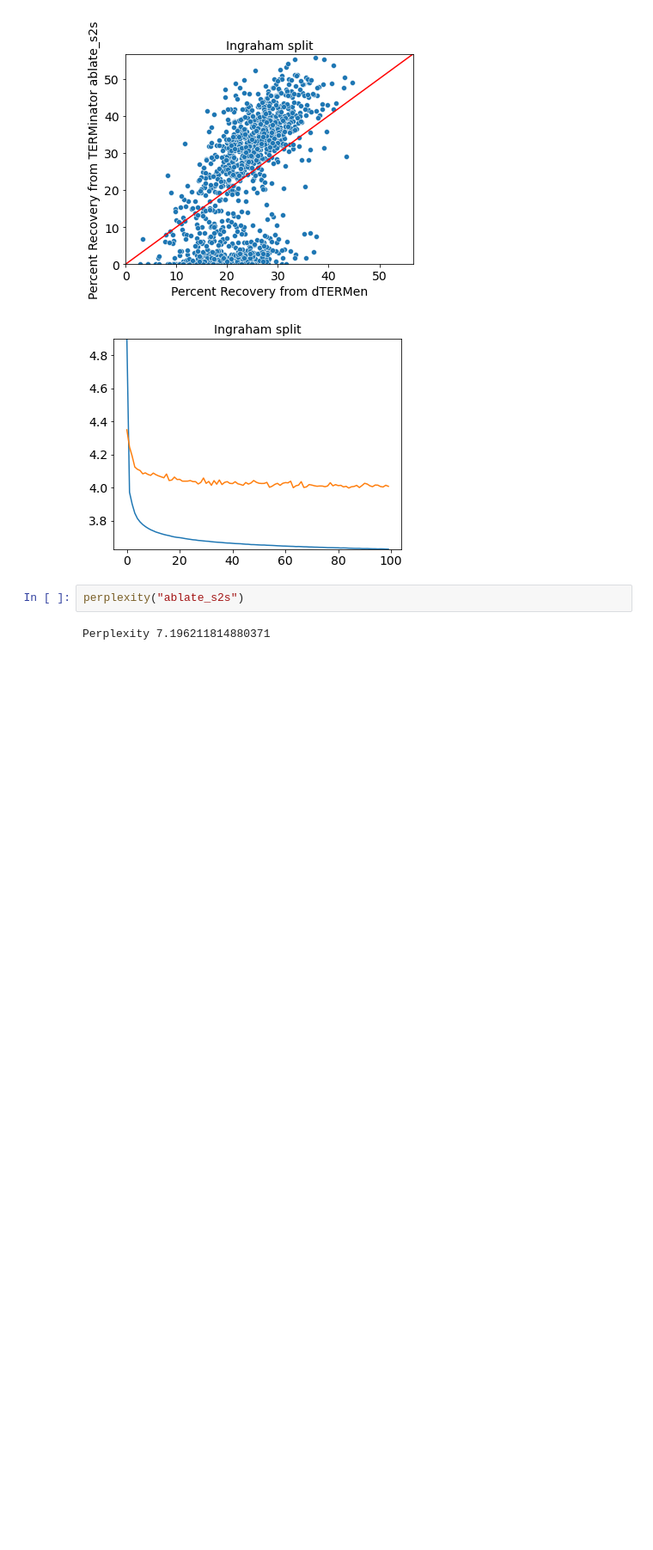
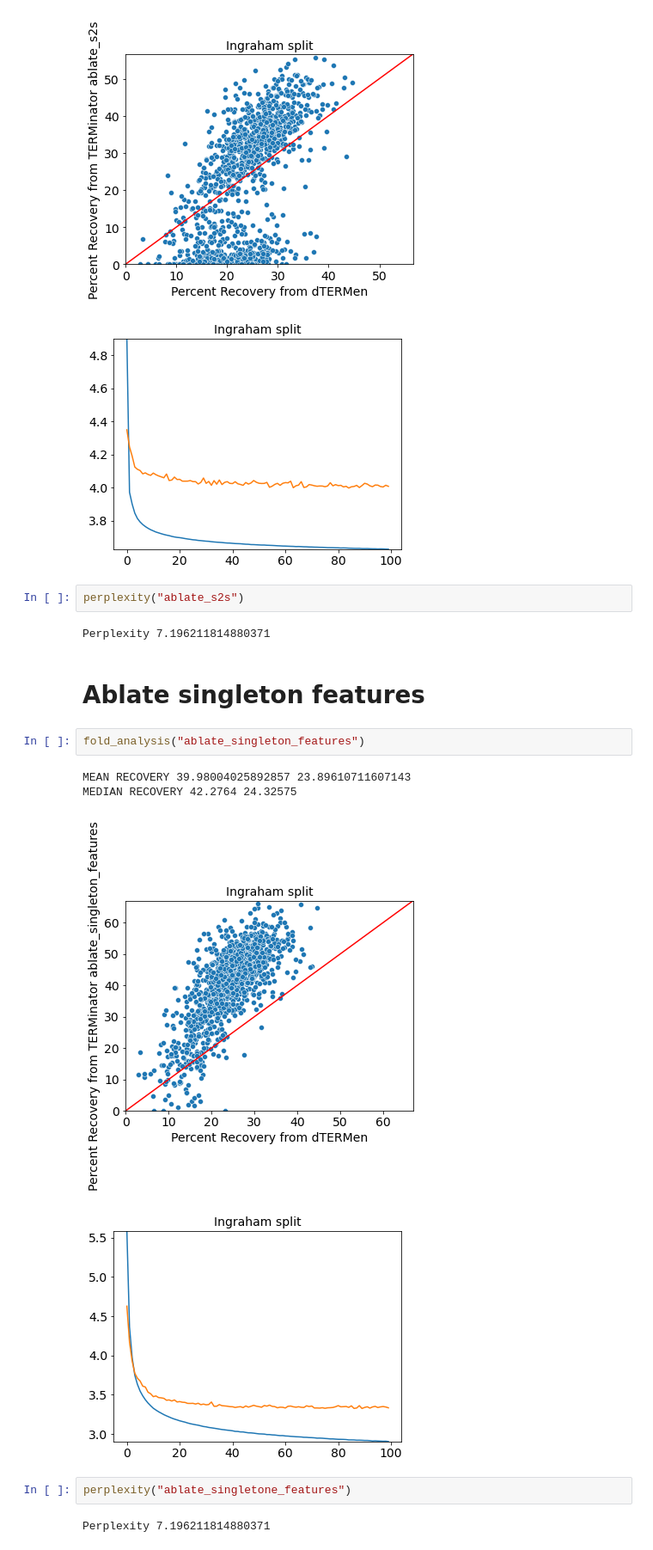
Before and after one commit to alexjli/terminator_public, a Jupyter notebook: analysis/ingraham_runs_analysis.ipynb, the cells around one changed output. Shown at 86% size. Saved outputs shown, nothing was run; the diff lists cells and outputs as text; blank space fills up the shorter version.

```diff
--- a/analysis/ingraham_runs_analysis.ipynb
+++ b/analysis/ingraham_runs_analysis.ipynb
@@ -94,3 +136,16 @@ RECOVERY 24.246016668750002 23.89610711607143
 perplexity("ablate_s2s")
 # %% [output]
 Perplexity 7.196211814880371
+# %% [markdown]
+# Ablate singleton features
+# %%
+fold_analysis("ablate_singleton_features")
+# %% [output]
+MEAN RECOVERY 39.98004025892857 23.89610711607143
+MEDIAN RECOVERY 42.2764 24.32575
+[figure, added]
+[figure, added]
+# %%
+perplexity("ablate_singletone_features")
+# %% [output]
+Perplexity 7.196211814880371
```
Also changed, not shown: parts of 35 cells of this notebook, 1 other file.
